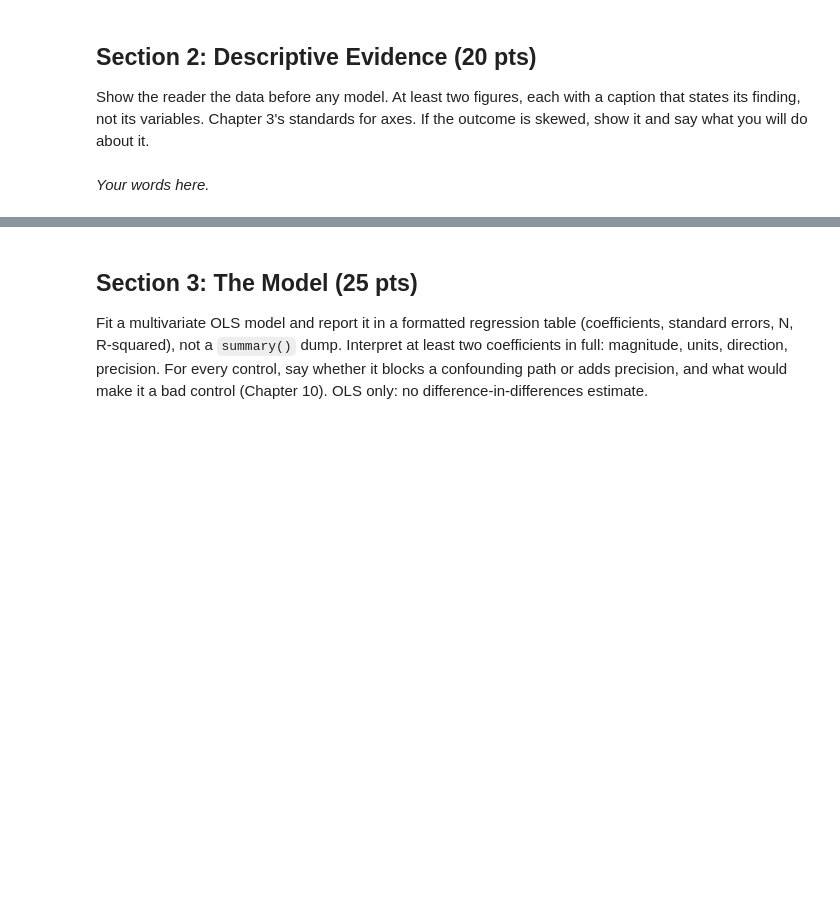
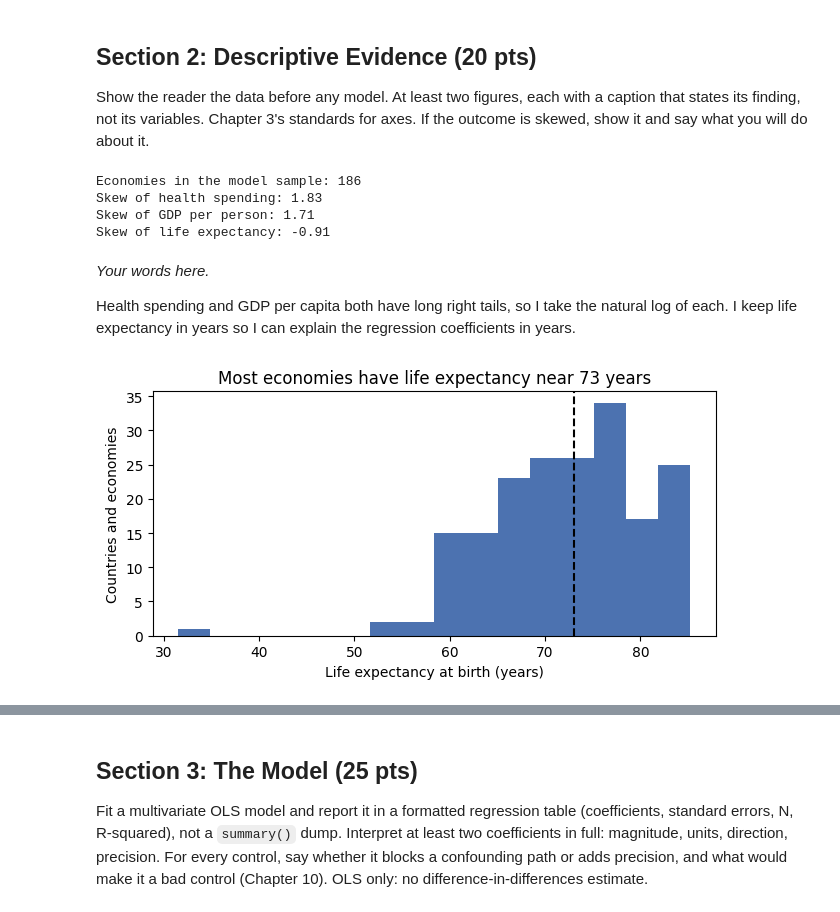
Before and after one commit to Zhengdao-Lu/Midterm-Project-Econometric-Foundation, a Jupyter notebook: midterm_starter_(1).ipynb, the cells around one changed output, grey strips where cells are left out. Drawn from its saved outputs; the diff is of its cells as text; code cells hidden in the pictures; blank space fills up the shorter version.

```diff
--- a/midterm_starter_(1).ipynb
+++ b/midterm_starter_(1).ipynb
@@ -247,5 +251,33 @@ The table above describes the 186 complete cases. It gives the number of observa
 ## Section 2: Descriptive Evidence (20 pts)
 
 Show the reader the data before any model. At least two figures, each with a caption that states its finding, not its variables. Chapter 3's standards for axes. If the outcome is skewed, show it and say what you will do about it.
-# %% [markdown]
-*Your words here.*
+# %%
+sample = complete.copy()
+
+sample["log_health"] = np.log(sample["health_spending_per_capita_ppp"])
+sample["log_gdp"] = np.log(sample["gdp_per_capita_ppp"])
+
+print("Economies in the model sample:", len(sample))
+print("Skew of health spending:", round(sample["health_spending_per_capita_ppp"].skew(), 2))
+print("Skew of GDP per person:", round(sample["gdp_per_capita_ppp"].skew(), 2))
+print("Skew of life expectancy:", round(sample["life_expectancy"].skew(), 2))
+# %% [output]
+Economies in the model sample: 186
+Skew of health spending: 1.83
+Skew of GDP per person: 1.71
+Skew of life expectancy: -0.91
+# %% [markdown]
+*Your words here.*
+
+Health spending and GDP per capita both have long right tails, so I take the natural log of each. I keep life expectancy in years so I can explain the regression coefficients in years.
+# %%
+fig, ax = plt.subplots(figsize=(6.4, 3.4))
+ax.hist(sample["life_expectancy"], bins=16, color="#4C72B0")
+ax.axvline(sample["life_expectancy"].median(), color="black", ls="--")
+ax.set(xlabel="Life expectancy at birth (years)",
+       ylabel="Countries and economies",
+       title="Most economies have life expectancy near 73 years")
+plt.tight_layout()
+plt.show()
+# %% [output]
+[figure, added]
```
Also changed, not shown: parts of 12 cells of this notebook.
